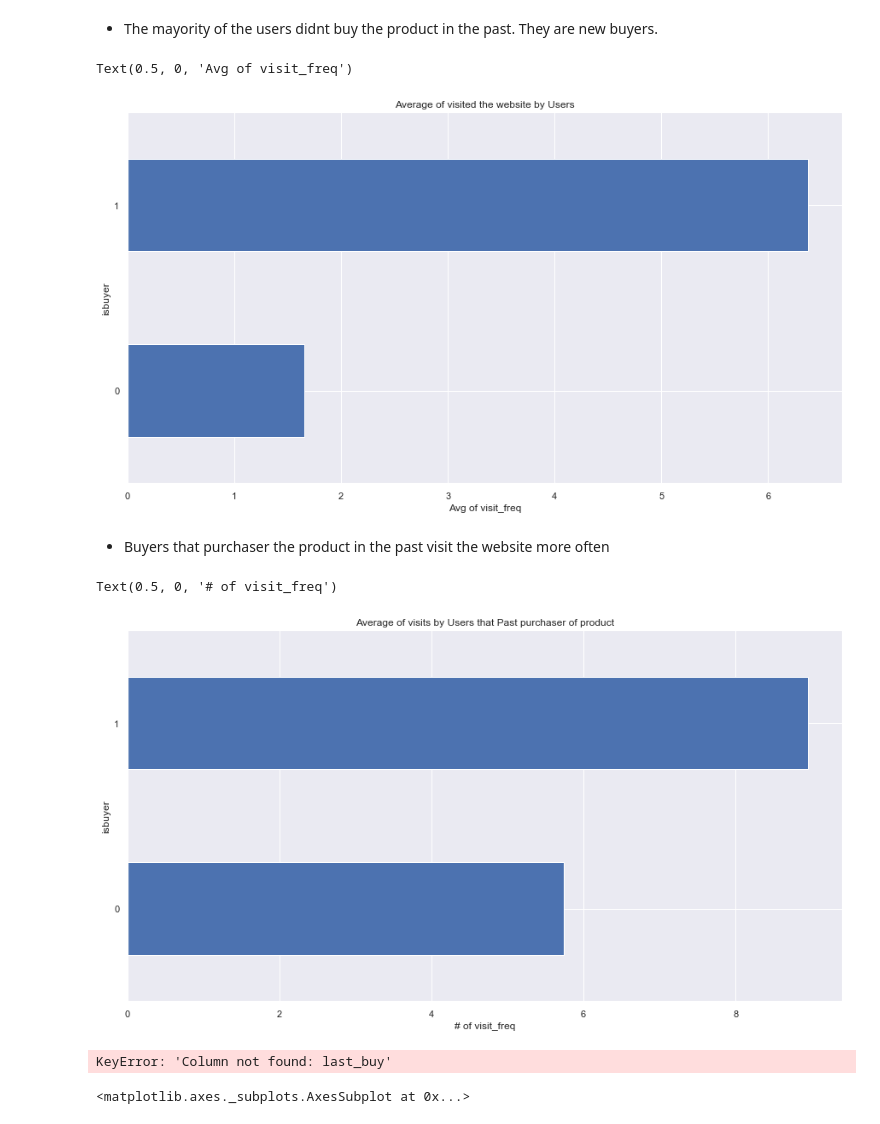
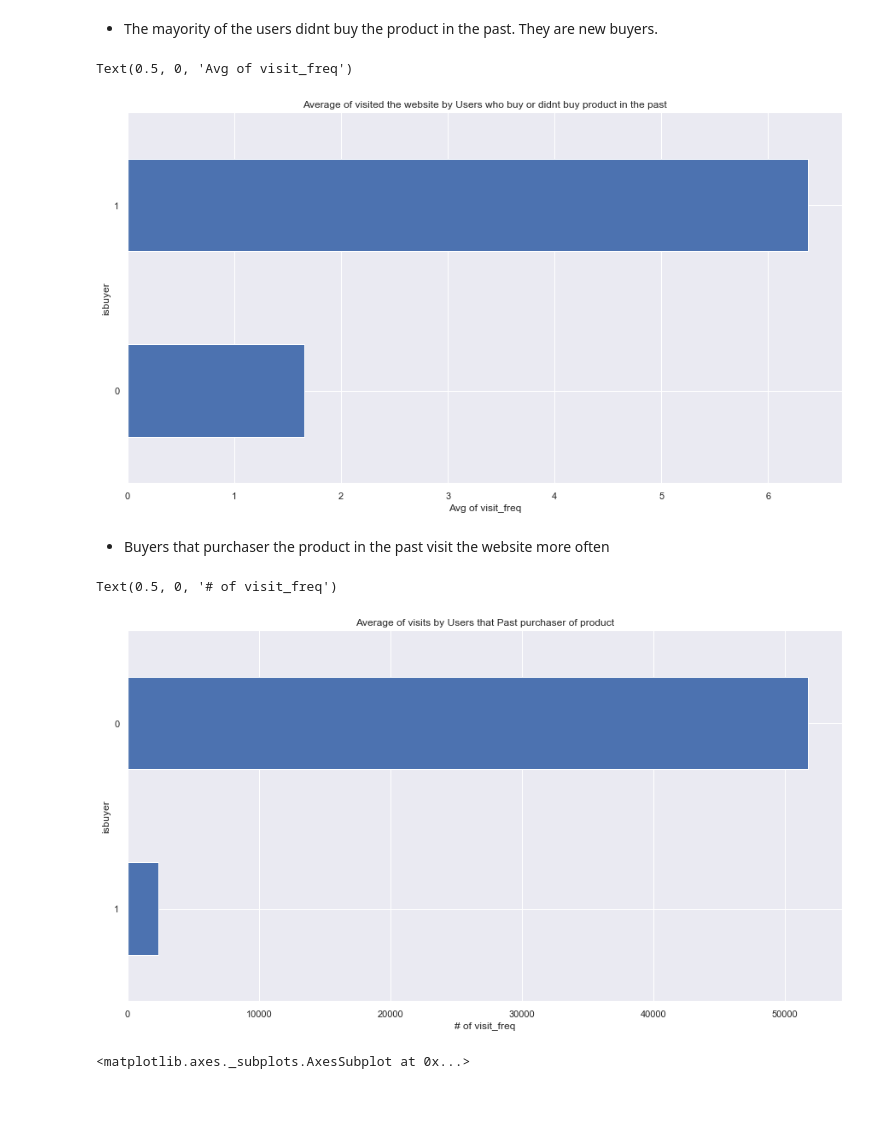
Before and after one commit to Cristinamulas/predicting-behavior-of-new-costumers-based-on-cookies-data, a Jupyter notebook: second_book_tuesday 409PM.ipynb, the cells around one changed output. Cells and saved outputs as stored; diff of their text form; code cells hidden in the pictures.

```diff
--- a/second_book_tuesday 409PM.ipynb
+++ b/second_book_tuesday 409PM.ipynb
@@ -220,31 +216,25 @@ count_freq_plot(df,"isbuyer", "buyer", True)
 - The mayority of the users didnt buy the product in the past. They are new buyers.
 # %%
 df.groupby(['isbuyer'])['visit_freq'].mean().sort_values().plot(kind='barh', figsize=(15,8))
-plt.title('Average of visited the website by Users')
+plt.title('Average of visited the website by Users who buy or didnt buy product in the past')
 plt.xlabel("Avg of visit_freq")
 
-# the mean num_checkins by isbuyer
 
 # New Buyers havent visit the website in the past.
-# buyers that purchaser the product in the past visit the website more often
+
+# buyers that purchaser the product in the past visit the website more often than users who didnt buy the product in the past
 # %% [output]
 Text(0.5, 0, 'Avg of visit_freq')
-[figure, old version]
+[figure, new version]
 # %% [markdown]
 - Buyers that purchaser the product in the past visit the website more often
 # %%
-df.groupby(['isbuyer'])['sv_interval'].mean().sort_values().plot(kind='barh', figsize=(15,8))
+df.groupby(['isbuyer'])['sv_interval'].count().sort_values().plot(kind='barh', figsize=(15,8))
 plt.title('Average of visits by Users that Past purchaser of product')
 plt.xlabel("# of visit_freq")
 # %% [output]
 Text(0.5, 0, '# of visit_freq')
-[figure, old version]
+[figure, new version]
-# %%
-df.groupby(['isbuyer'])['last_buy'].mean().sort_values().plot(kind='barh', figsize=(15,8))
-plt.title('Average of visits by Users that Past purchaser of product')
-plt.xlabel("# of visit_freq")
-# %% [output]
-KeyError: 'Column not found: last_buy'
 # %%
 sns.countplot(x = 'isbuyer', hue = 'y_buy', data = df)
 # %% [output]
```
Also changed, not shown: parts of 10 cells of this notebook, 1 other file.
